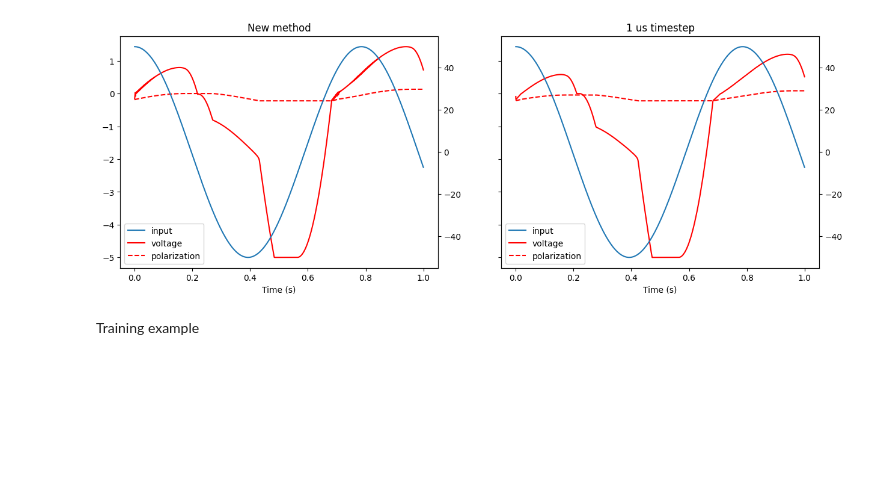
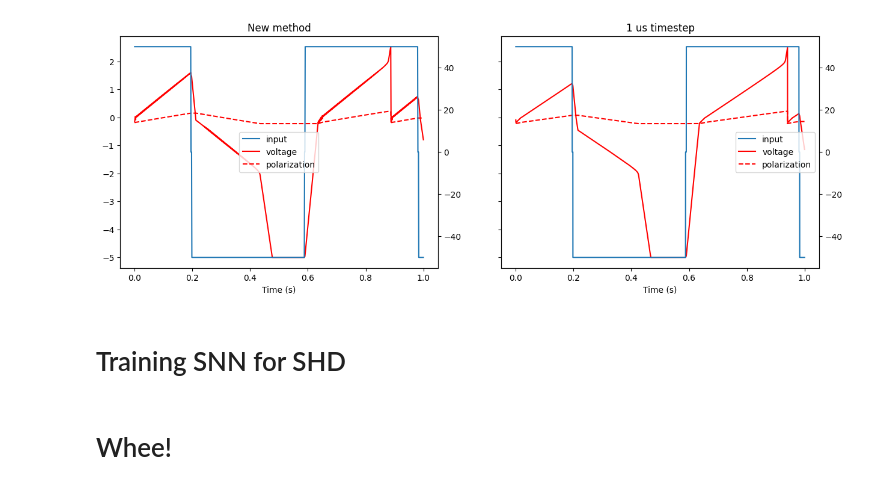
Before and after one commit to ncas-tum/ELEANOR, a Jupyter notebook: polloop.ipynb, the cells around one changed output. Drawn from its saved outputs; the diff is of its cells as text; code cells hidden in the pictures; blank space fills up the shorter version.

Commit message:
Change polloop notebook for google colab

```diff
--- a/polloop.ipynb
+++ b/polloop.ipynb
@@ -1,12 +79,4 @@
 # %%
-from typing import Any, Callable
-
-import equinox as eqx
-import jax
-import jax.numpy as jnp
-from spyx.axn import arctan
-import matplotlib.pyplot as plt
-
 _spike_fn = arctan(k=2)
 
 
@@ -74,9 +144,9 @@ class FeLIF(eqx.Module):
         C_tot = C_0 + C_par
         self.C_tot = C_tot
 
-        cap_divider = eps_int / (t_hzo * eps_int + t_int * eps_hzo)
+        cap_divider = eps_int / (t_hzo * eps_hzo + t_int * eps_int)
         self.cap_divider = cap_divider
-        depol_divider = 1 / _eps0 * t_int / (t_hzo * eps_int + t_int * eps_hzo)
+        depol_divider = 1 / _eps0 * t_int / (t_hzo * eps_hzo + t_int * eps_int)
         self.depol_divider = depol_divider
         threshold = V_thr * C_tot + P_s * A
         self.threshold = threshold
@@ -134,6 +204,7 @@ class FeLIF(eqx.Module):
             (p_inner, I_p_inner), _ = jax.lax.scan(
                 pol_step, (p, jnp.zeros_like(p)), jnp.arange(1000)
             )
+            # I_p_inner = I_p_inner / 1000
 
             p_outer, I_p_outer = pol_step2(p)
 
@@ -176,7 +247,7 @@ class FeLIF(eqx.Module):
             I_p = (jnp.sign(E) * self.P_s - p) * A / tau
             dp = I_p / A
 
-            I_leak = (1e-4 * A * jnp.expm1(v / V_t) + I_dsc) * jnp.sign(v)
+            I_leak = (I_0 * A * jnp.expm1(v / V_t) + I_dsc) * jnp.sign(v)
             dv = (input_ - I_leak - I_p) / C_tot
 
             v_upper = jnp.clip(v + dt * dv, -5, 5)
@@ -207,7 +278,3 @@ class FeLIF(eqx.Module):
         v, p, s = out
 
         return s, self.getCharge(v, p), v, p
-
-
-felif = FeLIF(1, spike_fn=_spike_fn, dt=1e-3, paramsScale=1, stepFull=False, key=None)
-felif.C_tot
@@ -255,43 +286,41 @@ import matplotlib.pyplot as plt
 
 t = jnp.linspace(0, 1, 1000)
 input = 1.0 * 50 * jnp.cos(8 * t)
-# input = 1.0 * 50 * jnp.sign(input) * (jnp.abs(input) > 0.5)
+input = 1.0 * 50 * jnp.sign(input) * (jnp.abs(input) > 0.5)
 felif = FeLIF(1, spike_fn=_spike_fn, dt=1e-3, stepFull=False, key=None)
 s, c, v, p = felif(input)
 
 t_us = jnp.linspace(0, 1, 1000000)
 input_us = 1.0 * 50 * jnp.cos(8 * t_us)
-# input_us = 1.0 * 50 * jnp.sign(input_us) * (jnp.abs(input_us) > 0.5)
+input_us = 1.0 * 50 * jnp.sign(input_us) * (jnp.abs(input_us) > 0.5)
 felif = FeLIF(1, spike_fn=_spike_fn, dt=1e-6, stepFull=True, key=None)
 s_us, c_us, v_us, p_us = felif(input_us)
 
 fig, axs = plt.subplots(1, 2, figsize=(15, 5), sharey=True)
 ax = axs[0].twinx()
 lns1 = ax.plot(t, input, label="input")
 lns2 = axs[0].plot(t, v, "r", label="voltage")
 lns3 = axs[0].plot(t, p, "r--", label="polarization")
 
 # added these three lines
 lns = lns1 + lns2 + lns3
 labs = [l.get_label() for l in lns]
 ax.legend(lns, labs, loc=0)
 axs[0].set_xlabel("Time (s)")
 axs[0].set_title("New method")
 
 ax = axs[1].twinx()
 lns1 = ax.plot(t_us, input_us, label="input")
 lns2 = axs[1].plot(t_us, v_us, "r", label="voltage")
 lns3 = axs[1].plot(t_us, p_us, "r--", label="polarization")
 
 # added these three lines
 lns = lns1 + lns2 + lns3
 labs = [l.get_label() for l in lns]
 ax.legend(lns, labs, loc=0)
 axs[1].set_xlabel("Time (s)")
 axs[1].set_title("1 us timestep")
 
-plt.savefig("polloop.png")
+plt.savefig(os.path.join(logPath, "polloop.png"))
 # %% [output]
-[figure, old version]
+[figure, new version]
-# %% [markdown]
-Training example
@@ -306,0 +327,8 @@ from spyx.loaders import SHD_loader
+# %% [markdown]
+# Training SNN for SHD
+# %%
+#@title :)
+%%html
+<marquee style='width: 30%;'><h1>Whee!</h1></marquee>
+# %% [output]
+Whee!
```
Also changed, not shown: parts of 32 cells of this notebook, 4 other files.
